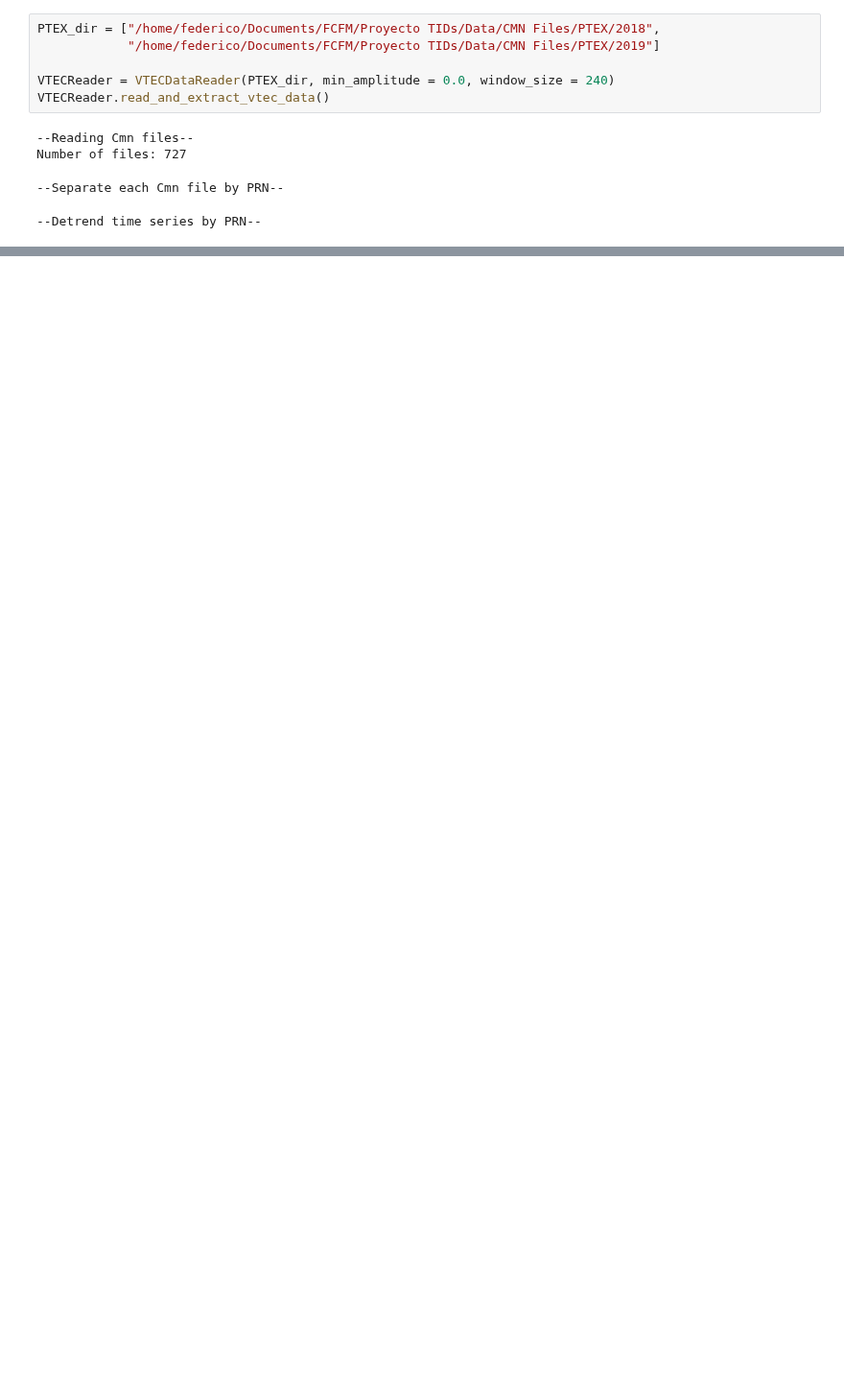
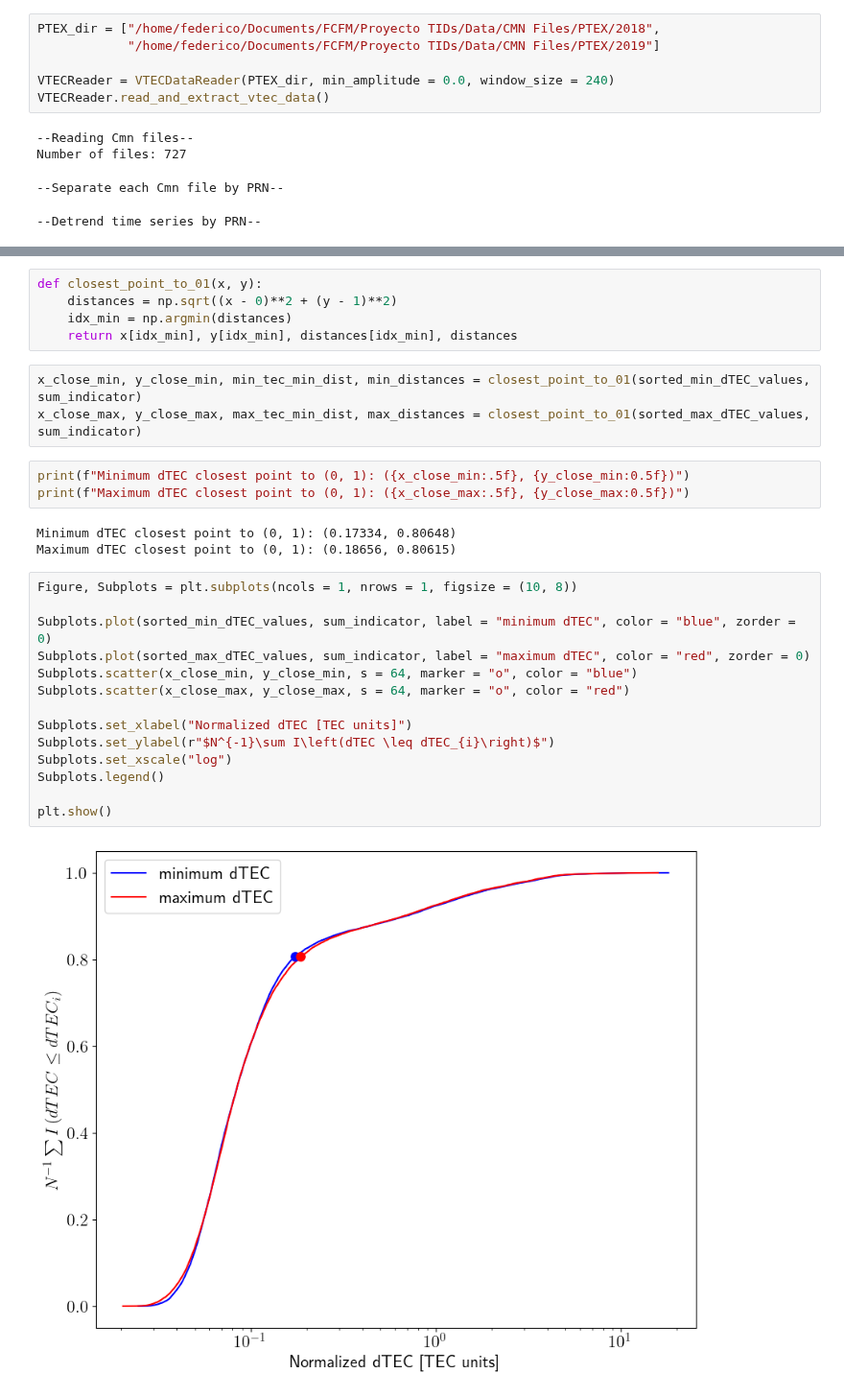
Before and after one commit to FedeSS99/ClusterTEC, a Jupyter notebook: EDA_dTEC_series.ipynb, the cells around one changed output, grey strips where cells are left out. Shown at 96% size. Drawn from its saved outputs; the diff is of its cells as text; blank space fills up the shorter version.

```diff
--- a/EDA_dTEC_series.ipynb
+++ b/EDA_dTEC_series.ipynb
@@ -163,0 +115,30 @@ Mean of optimal amplitude threshold =  0.18497752587054705
+# %%
+def closest_point_to_01(x, y):
+    distances = np.sqrt((x - 0)**2 + (y - 1)**2)
+    idx_min = np.argmin(distances)
+    return x[idx_min], y[idx_min], distances[idx_min], distances
+# %%
+x_close_min, y_close_min, min_tec_min_dist, min_distances = closest_point_to_01(sorted_min_dTEC_values, sum_indicator)
+x_close_max, y_close_max, max_tec_min_dist, max_distances = closest_point_to_01(sorted_max_dTEC_values, sum_indicator)
+# %%
+print(f"Minimum dTEC closest point to (0, 1): ({x_close_min:.5f}, {y_close_min:0.5f})")
+print(f"Maximum dTEC closest point to (0, 1): ({x_close_max:.5f}, {y_close_max:0.5f})")
+# %% [output]
+Minimum dTEC closest point to (0, 1): (0.17334, 0.80648)
+Maximum dTEC closest point to (0, 1): (0.18656, 0.80615)
+# %%
+Figure, Subplots = plt.subplots(ncols = 1, nrows = 1, figsize = (10, 8))
+
+Subplots.plot(sorted_min_dTEC_values, sum_indicator, label = "minimum dTEC", color = "blue", zorder = 0)
+Subplots.plot(sorted_max_dTEC_values, sum_indicator, label = "maximum dTEC", color = "red", zorder = 0)
+Subplots.scatter(x_close_min, y_close_min, s = 64, marker = "o", color = "blue")
+Subplots.scatter(x_close_max, y_close_max, s = 64, marker = "o", color = "red")
+
+Subplots.set_xlabel("Normalized dTEC [TEC units]")
+Subplots.set_ylabel(r"$N^{-1}\sum I\left(dTEC \leq dTEC_{i}\right)$")
+Subplots.set_xscale("log")
+Subplots.legend()
+
+plt.show()
+# %% [output]
+[figure, added]
```
Also changed, not shown: parts of 12 cells of this notebook.
